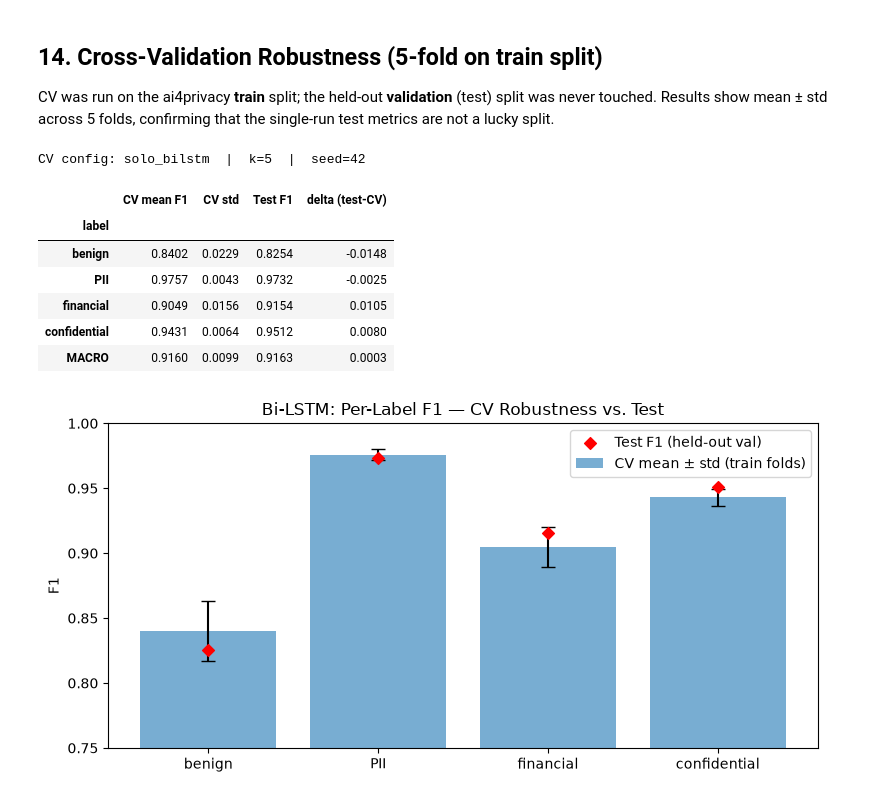
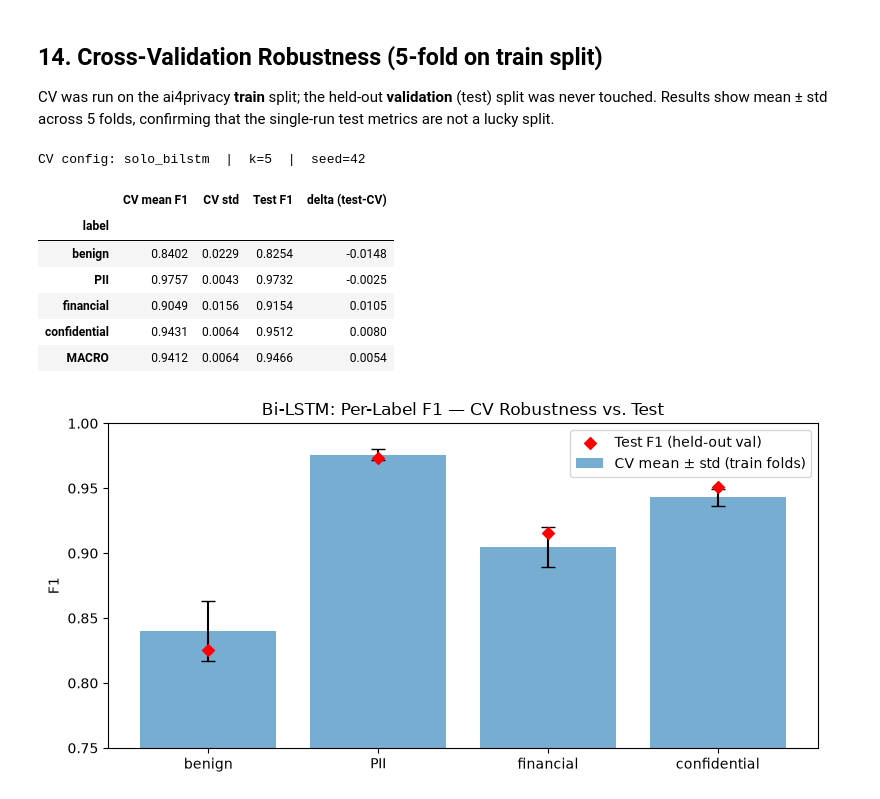
Before and after one commit to erel213/nlp-final-project, a Jupyter notebook: notebooks/03_bilstm_train_eval.ipynb, the cells around one changed output. Cells and saved outputs as stored; diff of their text form; code cells hidden in the pictures.

```diff
--- a/notebooks/03_bilstm_train_eval.ipynb
+++ b/notebooks/03_bilstm_train_eval.ipynb
@@ -473,37 +473,37 @@ agg = kfold["aggregated"]
 
 rows = []
 for label in LABEL_COLS:
-    cv_mean = agg[f"{label}_f1_mean"]
-    cv_std  = agg[f"{label}_f1_std"]
+    cv_mean = agg["per_label"][label]["f1_mean"]
+    cv_std  = agg["per_label"][label]["f1_std"]
     test_f1 = metrics["per_label"][label]["f1"]
     rows.append({
         "label":           label,
         "CV mean F1":      round(cv_mean, 4),
         "CV std":          round(cv_std,  4),
         "Test F1":         round(test_f1, 4),
         "delta (test-CV)": round(test_f1 - cv_mean, 4),
     })
 
 rows.append({
     "label":           "MACRO",
     "CV mean F1":      round(agg["macro_f1_mean"], 4),
     "CV std":          round(agg["macro_f1_std"],  4),
     "Test F1":         round(metrics["macro_f1"],  4),
     "delta (test-CV)": round(metrics["macro_f1"] - agg["macro_f1_mean"], 4),
 })
 
 cv_df = pd.DataFrame(rows).set_index("label")
 print(f"CV config: {agg['configuration']}  |  k={kfold['k']}  |  seed={kfold['seed']}")
 display(cv_df)
 # %% [output]
 CV config: solo_bilstm  |  k=5  |  seed=42
 |  | CV mean F1 | CV std | Test F1 | delta (test-CV) |
 | label |  |  |  |  |
 | benign | 0.8402 | 0.0229 | 0.8254 | -0.0148 |
 | PII | 0.9757 | 0.0043 | 0.9732 | -0.0025 |
 | financial | 0.9049 | 0.0156 | 0.9154 | 0.0105 |
 | confidential | 0.9431 | 0.0064 | 0.9512 | 0.0080 |
-| MACRO | 0.9160 | 0.0099 | 0.9163 | 0.0003 |
+| MACRO | 0.9412 | 0.0064 | 0.9466 | 0.0054 |
 # %%
 fig, ax = plt.subplots(figsize=(8, 4))
 x = range(len(LABEL_COLS))
```
Also changed, not shown: parts of 3 cells of this notebook, 14 other files.
